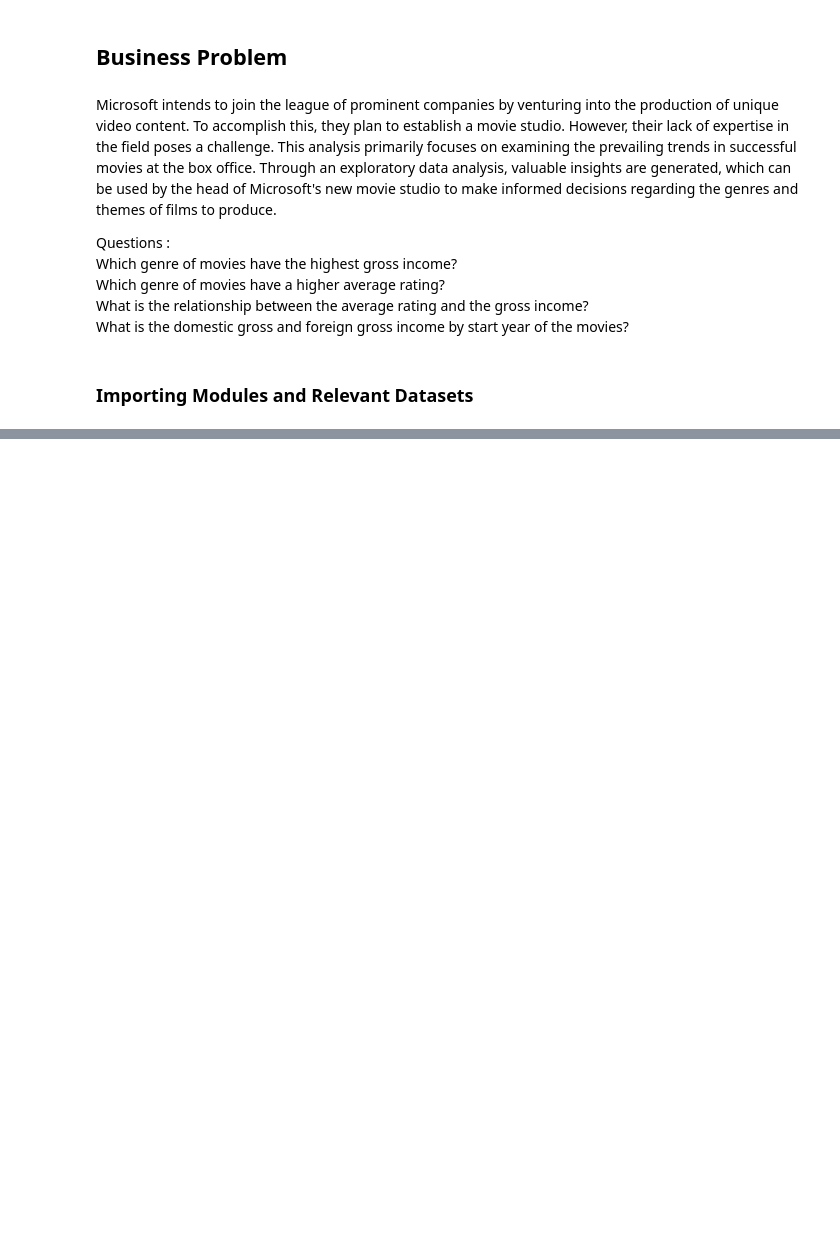
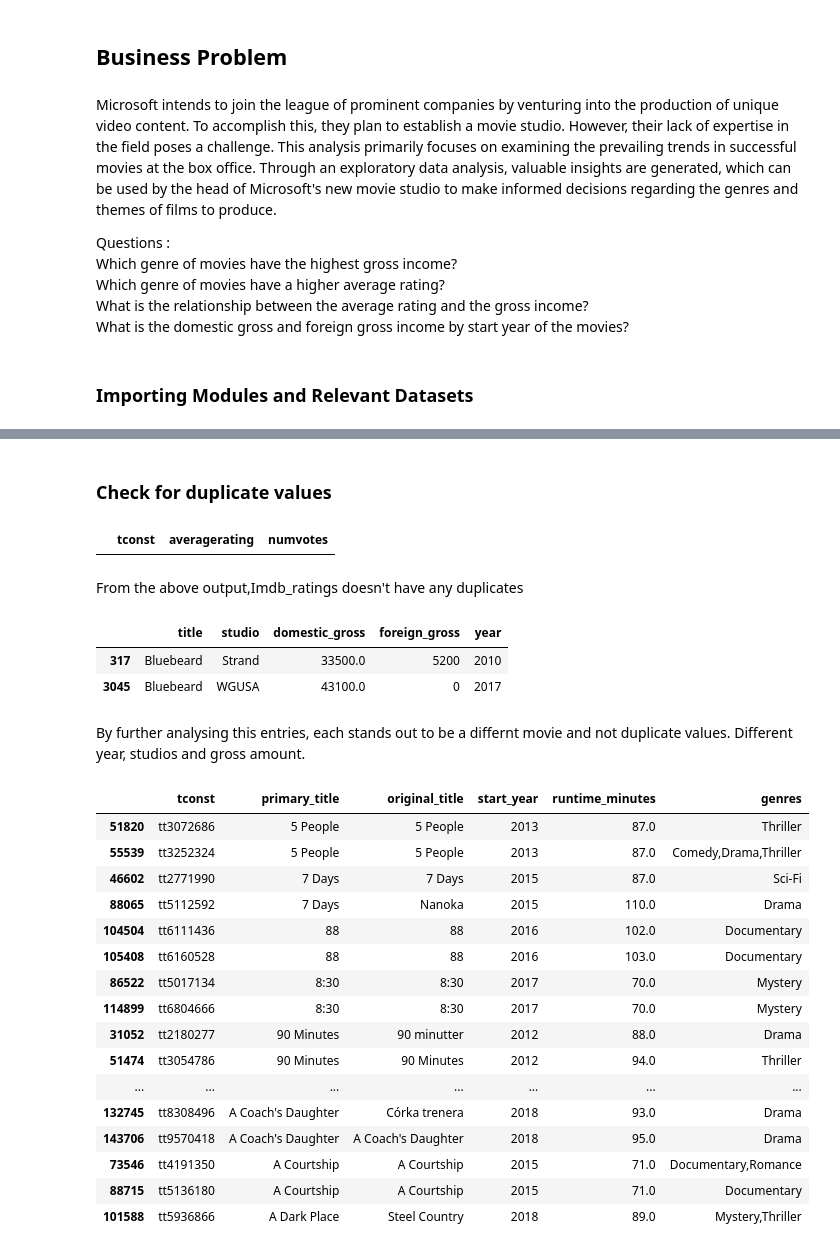
Before and after one commit to jonvis23/dsc-phase-1-project, a Jupyter notebook: student.ipynb, the cells around one changed output, grey strips where cells are left out. Cells and saved outputs as stored; diff of their text form; code cells hidden in the pictures; blank space fills up the shorter version.

```diff
--- a/student.ipynb
+++ b/student.ipynb
@@ -36,0 +216,40 @@ imdb_ratings = pd.read_csv('zippedData/imdb.title.ratings.csv.gz')
+# %% [markdown]
+###  Check for duplicate values
+# %%
+
+#check duplicate records for imdb_ratings dataframe
+imdb_ratings[imdb_ratings.duplicated(keep=False, subset=['tconst'])].sort_values(by='tconst')
+# %% [output]
+|  | tconst | averagerating | numvotes |
+# %% [markdown]
+From the above output,Imdb_ratings doesn't have any duplicates
+# %%
+#display all duplicate records for movie gross 'title' column
+movie_gross[movie_gross.duplicated(keep=False, subset='title')].sort_values(by='title')
+# %% [output]
+|  | title | studio | domestic_gross | foreign_gross | year |
+| 317 | Bluebeard | Strand | 33500.0 | 5200 | 2010 |
+| 3045 | Bluebeard | WGUSA | 43100.0 | 0 | 2017 |
+# %% [markdown]
+By further analysing this entries, each stands out to be a differnt movie and not duplicate values. Different year, studios and gross amount.
+# %%
+#display all duplicate records for imdb_title_basics dataframe using 'primary_title','start_year' and 'genres' columns
+imdb_title_basics[imdb_title_basics.duplicated(keep=False, subset=['primary_title','start_year'])].sort_values(by=['primary_title','start_year'])[25:50]
+# %% [output]
+|  | tconst | primary_title | original_title | start_year | runtime_minutes | genres |
+| 51820 | tt3072686 | 5 People | 5 People | 2013 | 87.0 | Thriller |
+| 55539 | tt3252324 | 5 People | 5 People | 2013 | 87.0 | Comedy,Drama,Thriller |
+| 46602 | tt2771990 | 7 Days | 7 Days | 2015 | 87.0 | Sci-Fi |
+| 88065 | tt5112592 | 7 Days | Nanoka | 2015 | 110.0 | Drama |
+| 104504 | tt6111436 | 88 | 88 | 2016 | 102.0 | Documentary |
+| 105408 | tt6160528 | 88 | 88 | 2016 | 103.0 | Documentary |
+| 86522 | tt5017134 | 8:30 | 8:30 | 2017 | 70.0 | Mystery |
+| 114899 | tt6804666 | 8:30 | 8:30 | 2017 | 70.0 | Mystery |
+| 31052 | tt2180277 | 90 Minutes | 90 minutter | 2012 | 88.0 | Drama |
+| 51474 | tt3054786 | 90 Minutes | 90 Minutes | 2012 | 94.0 | Thriller |
+| ... | ... | ... | ... | ... | ... | ... |
+| 132745 | tt8308496 | A Coach's Daughter | Córka trenera | 2018 | 93.0 | Drama |
+| 143706 | tt9570418 | A Coach's Daughter | A Coach's Daughter | 2018 | 95.0 | Drama |
+| 73546 | tt4191350 | A Courtship | A Courtship | 2015 | 71.0 | Documentary,Romance |
+| 88715 | tt5136180 | A Courtship | A Courtship | 2015 | 71.0 | Documentary |
+| 101588 | tt5936866 | A Dark Place | Steel Country | 2018 | 89.0 | Mystery,Thriller |
```
Also changed, not shown: parts of 41 cells of this notebook.
